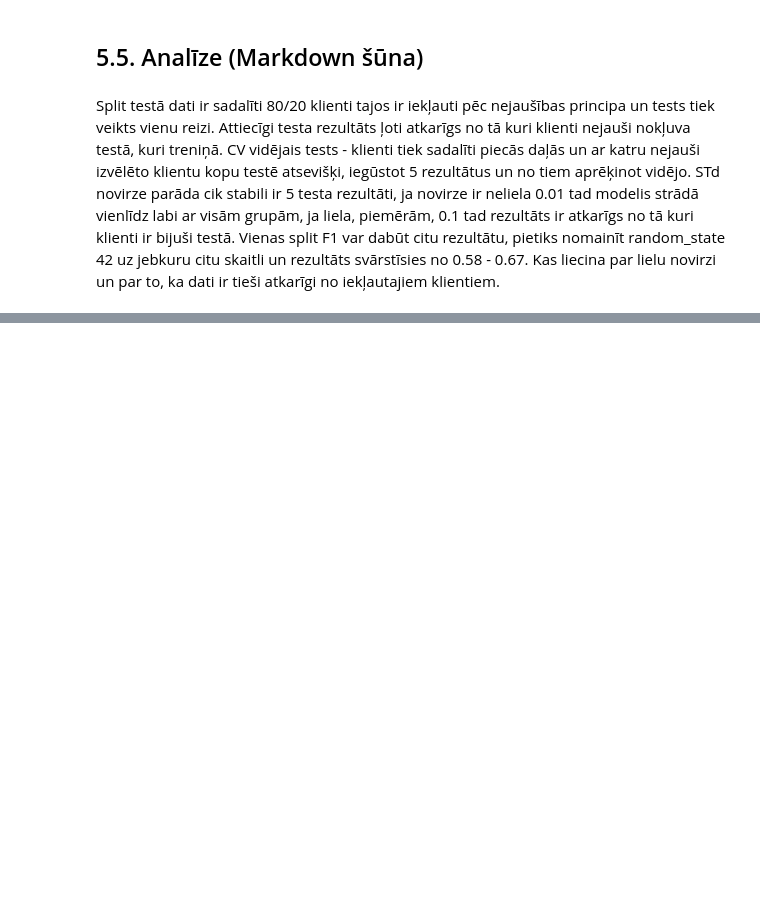
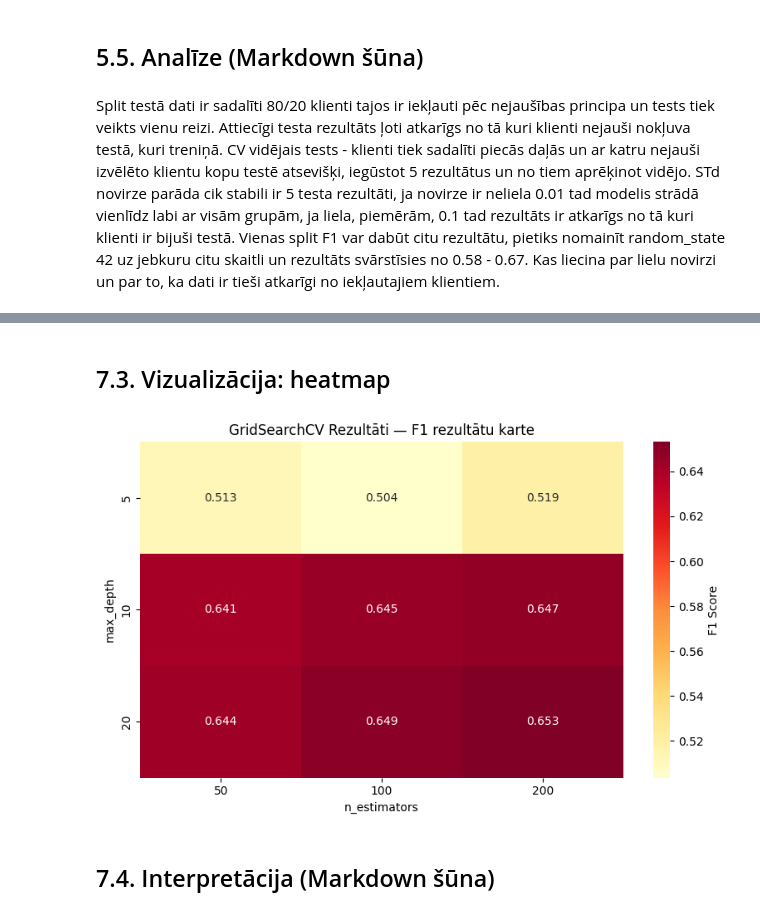
Before and after one commit to Mara-Medne/fita-ml-course, a Jupyter notebook: week3/week3_homework.ipynb, the cells around one changed output, grey strips where cells are left out. Cells and saved outputs as stored; diff of their text form; code cells hidden in the pictures; blank space fills up the shorter version.

Commit message:
Week 3: progress - GridSearchCV done

```diff
--- a/week3/week3_homework.ipynb
+++ b/week3/week3_homework.ipynb
@@ -298,0 +405,12 @@ STd novirze parāda cik stabili ir 5 testa rezultāti, ja novirze ir neliela 0.0
+# %%
+# Kādi bija VISIEM parametriem?
+results_df = pd.DataFrame(grid.cv_results_)
+results_table = results_df[[
+    'param_randomforestclassifier__n_estimators',
+    'param_randomforestclassifier__max_depth',
+    'mean_test_score',
+    'std_test_score'
+]].sort_values('mean_test_score', ascending=False)
+
+print("Top 5 parametru kombinācijas:")
+print(results_table.head())
@@ -298,0 +432,27 @@ STd novirze parāda cik stabili ir 5 testa rezultāti, ja novirze ir neliela 0.0
+# %% [markdown]
+## 7.3. Vizualizācija: heatmap
+# %%
+# Pivot tabula — n_estimators kolonnas, max_depth rindas
+pivot = results_df.pivot_table(
+    values='mean_test_score',
+    index='param_randomforestclassifier__max_depth',
+    columns='param_randomforestclassifier__n_estimators'
+)
+
+plt.figure(figsize=(8, 5))
+sns.heatmap(
+    pivot,
+    annot=True,
+    fmt='.3f',
+    cmap='YlOrRd',
+    cbar_kws={'label': 'F1 Score'}
+)
+plt.title('GridSearchCV Rezultāti — F1 rezultātu karte')
+plt.ylabel('max_depth')
+plt.xlabel('n_estimators')
+plt.tight_layout()
+plt.show()
+# %% [output]
+[figure, added]
+# %% [markdown]
+## 7.4. Interpretācija (Markdown šūna)
```
Also changed, not shown: parts of 15 cells of this notebook.
